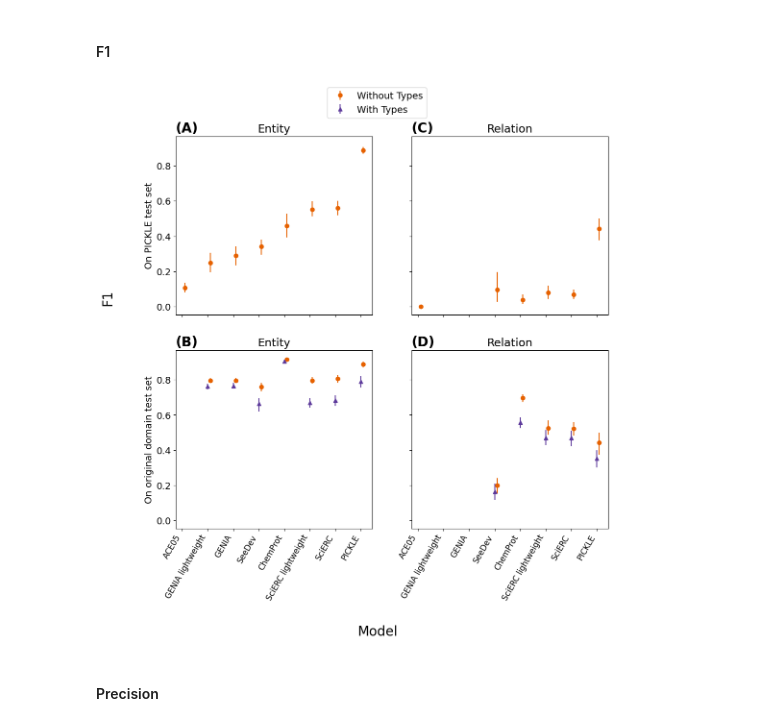
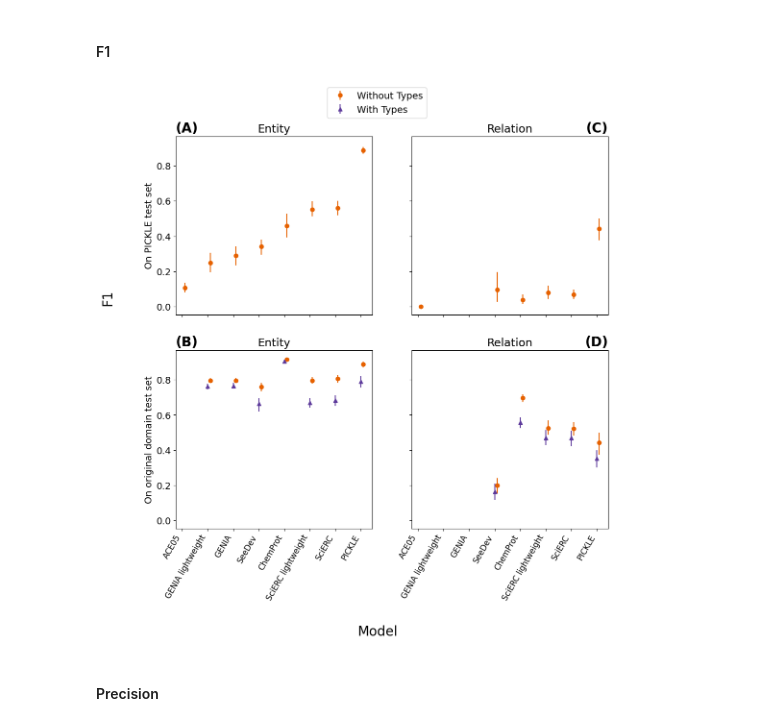
Before and after one commit to ShiuLab/pickle-corpus-code, a Jupyter notebook: jupyter_notebooks/model_performance_figures.ipynb, the cells around one changed output. Drawn from its saved outputs; the diff is of its cells as text; code cells hidden in the pictures.

Commit message:
Move subplot labels to the right

```diff
--- a/jupyter_notebooks/model_performance_figures.ipynb
+++ b/jupyter_notebooks/model_performance_figures.ipynb
@@ -198,36 +198,36 @@ fig, axs = plt.subplots(2, 2, figsize=(12,12), sharex=True, sharey=True)
 
 name_x = [label_key[mod] for mod in dygiepp_no_labels_perf["model"]]
 
 axs[0,0].errorbar(x=dygiepp_no_labels_perf["x"] + 0.1, y=dygiepp_no_labels_perf["ent_F1"], yerr=no_lab_pick_ent_CIs, fmt="o", color='#E66100')
 
 axs[0,1].errorbar(x=dygiepp_no_labels_perf["x"] + 0.1, y=dygiepp_no_labels_perf["rel_F1"], yerr=no_lab_pick_rel_CIs, fmt="o", color='#E66100', label='Without Types')
 
 axs[1,0].errorbar(x=original_dom_no_label_eval_dygiepp_all_df["x"] +0.1, y=original_dom_no_label_eval_dygiepp_all_df["ent_F1"], yerr=no_lab_orig_ent_CIs, fmt="o", color='#E66100', label='Without Types')
 axs[1,0].errorbar(x=original_dom_typed_eval_dygiepp_all_df["x"], y=original_dom_typed_eval_dygiepp_all_df["ent_F1"], yerr=lab_orig_ent_CIs, fmt="^", color='#5D3A9B', label='With Types')
 
 axs[1,1].errorbar(x=original_dom_no_label_eval_dygiepp_all_df["x"] +0.1, y=original_dom_no_label_eval_dygiepp_all_df["rel_F1"], yerr=no_lab_orig_rel_CIs, fmt="o", color='#E66100', label='Without Types')
 axs[1,1].errorbar(x=original_dom_typed_eval_dygiepp_all_df["x"], y=original_dom_typed_eval_dygiepp_all_df["rel_F1"], yerr=lab_orig_rel_CIs, fmt="^", color='#5D3A9B', label='With Types')
 
 axs[1,0].set_xticks(dygiepp_no_labels_perf["x"], name_x, size=12, rotation=60, ha='right')
 axs[1,1].set_xticks(dygiepp_no_labels_perf["x"], name_x, size=12, rotation=60, ha='right')
 axs[0,0].set_title('Entity')
 axs[0,0].set_title('(A)', fontsize='20', fontweight='bold', loc='left')
 axs[0,1].set_title('Relation')
-axs[0,1].set_title('(C)', fontsize='20', fontweight='bold', loc='left')
+axs[0,1].set_title('(C)', fontsize='20', fontweight='bold', loc='right')
 axs[1,0].set_title('Entity')
 axs[1,0].set_title('(B)', fontsize='20', fontweight='bold', loc='left')
 axs[1,1].set_title('Relation')
-axs[1,1].set_title('(D)', fontsize='20', fontweight='bold', loc='left')
+axs[1,1].set_title('(D)', fontsize='20', fontweight='bold', loc='right')
 axs[0,0].set_ylabel('On PICKLE test set')
 axs[1,0].set_ylabel('On original domain test set')
 axs[1,0].legend(bbox_to_anchor=(1.3,2.5))
 fig.supxlabel('Model', size=20)
 fig.supylabel('F1', y=0.6,  size=20)
 fig.subplots_adjust(bottom=0.2, left=0.15)
 
 plt.savefig('../data/straying_off_topic_data/final_figures_PICKLE/figure_5.png', format='png', dpi=600)
 # %% [output]
-[figure, old version]
+[figure, new version]
 # %% [markdown]
 #### Precision
 # %%
```
Also changed, not shown: parts of 2 cells of this notebook.
